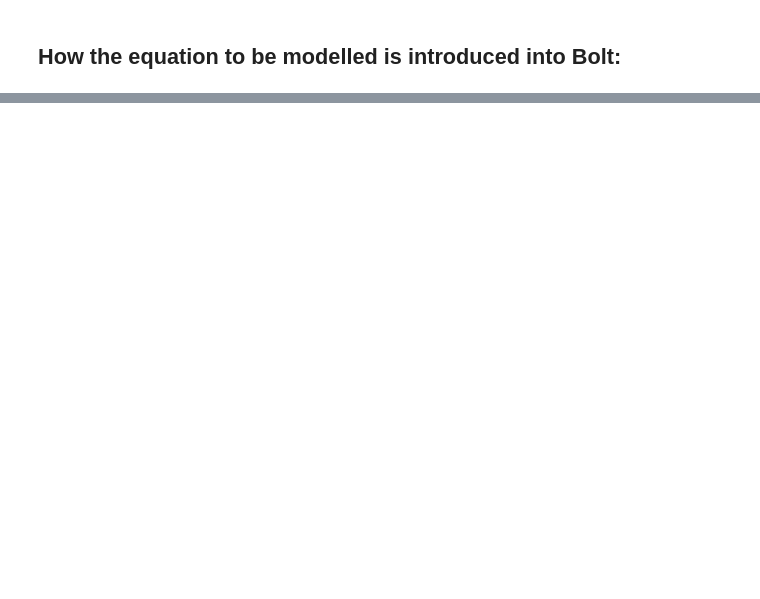
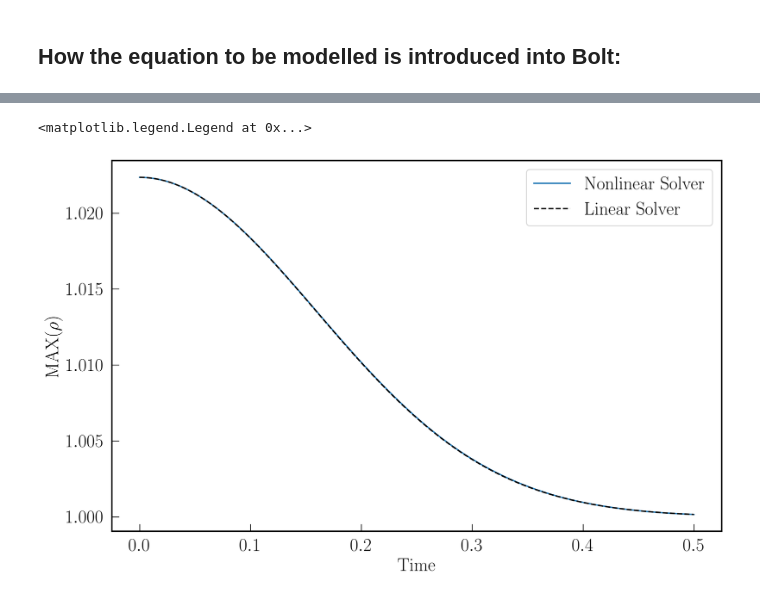
Before and after one commit to QuazarTech/Bolt, a Jupyter notebook: example_problems/nonrelativistic_boltzmann/quick_start/tutorial.ipynb, the cells around one changed output, grey strips where cells are left out. Drawn from its saved outputs; the diff is of its cells as text; code cells hidden in the pictures; blank space fills up the shorter version.

```diff
--- a/example_problems/nonrelativistic_boltzmann/quick_start/tutorial.ipynb
+++ b/example_problems/nonrelativistic_boltzmann/quick_start/tutorial.ipynb
@@ -270,8 +366,9 @@ NameError: name 'nls' is not defined
 # %%
+pl.plot(time_array, rho_data_nls, label='Nonlinear Solver')
 pl.plot(time_array, rho_data_ls, '--', color = 'black', label = 'Linear Solver')
-pl.plot(time_array, rho_data_nls, label='Nonlinear Solver')
 pl.ylabel(r'MAX($\rho$)')
 pl.xlabel('Time')
 pl.legend()
-pl.savefig('rho.png')
-pl.clf()
+# %% [output]
+<matplotlib.legend.Legend at 0x...>
+[figure, added]
```
Also changed, not shown: parts of 23 cells of this notebook, 3 other files.
